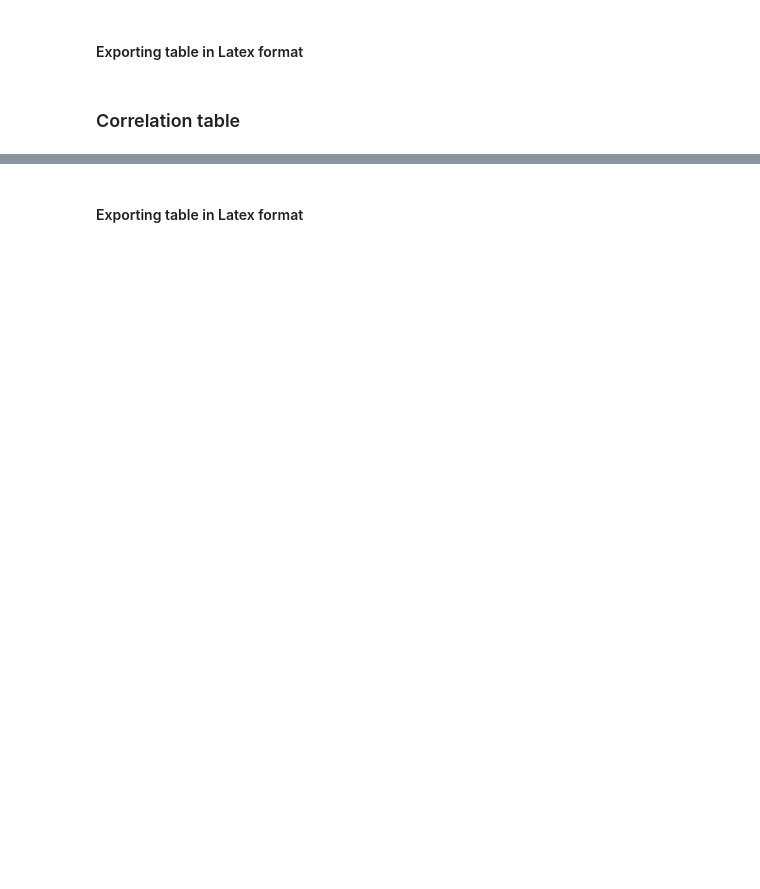
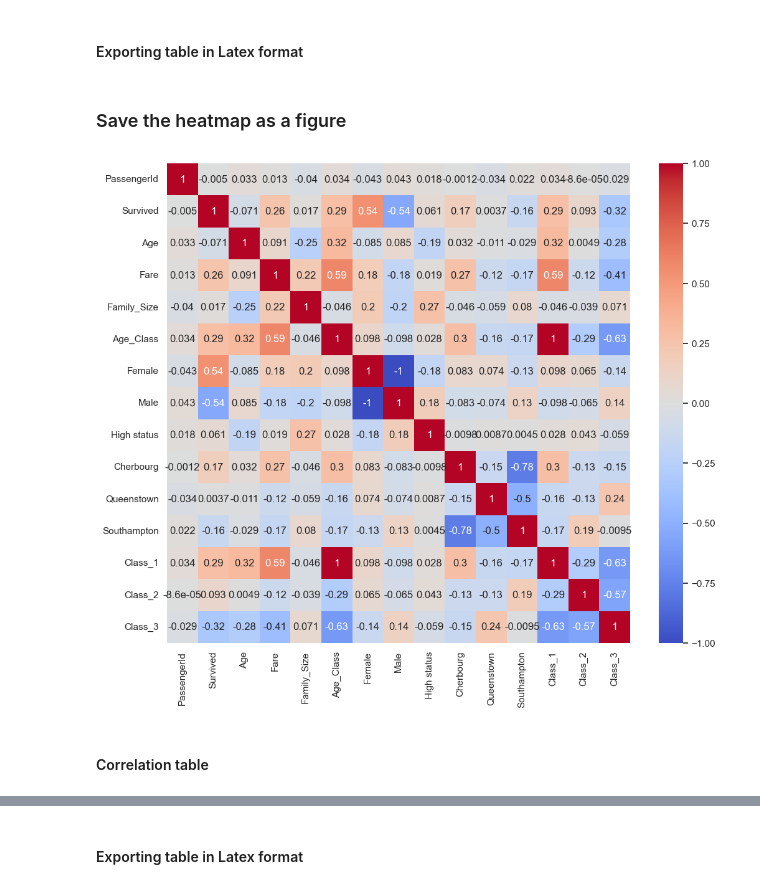
Before and after one commit to GiuliaSolinas/TitanicKaggleML, a Jupyter notebook: code/EDA_Giulia_Solinas.ipynb, the cells around one changed output, grey strips where cells are left out. Saved outputs shown, nothing was run; the diff lists cells and outputs as text; code cells hidden in the pictures; blank space fills up the shorter version.

```diff
--- a/code/EDA_Giulia_Solinas.ipynb
+++ b/code/EDA_Giulia_Solinas.ipynb
@@ -539,3 +668,14 @@ df_train_stats.corr().to_latex(Path(cwd.parent, 'output', 'correlation_table_tra
+# %% [markdown]
+### Save the heatmap as a figure
+# %%
+# save the heatmap for the correlation as a figure in the outcome folder within the project folder
+plt.figure(figsize=(12, 10))
+
+sns.heatmap(df_train_stats.corr(), annot=True, cmap='coolwarm')
+
+plt.savefig(Path(cwd.parent, 'output', 'correlation_table_train.png'))
+# %% [output]
+[figure, added]
 # %% [markdown]
-### Correlation table
+#### Correlation table
 # %%
```
Also changed, not shown: parts of 46 cells of this notebook, 8 other files.
